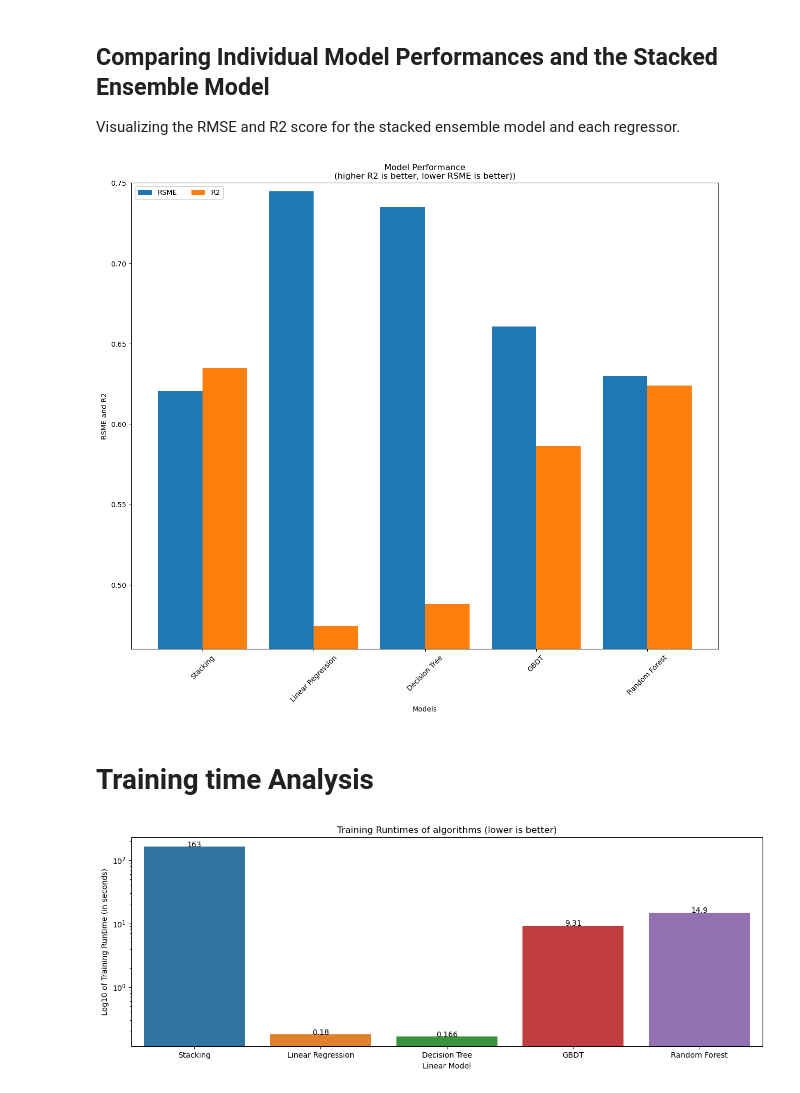
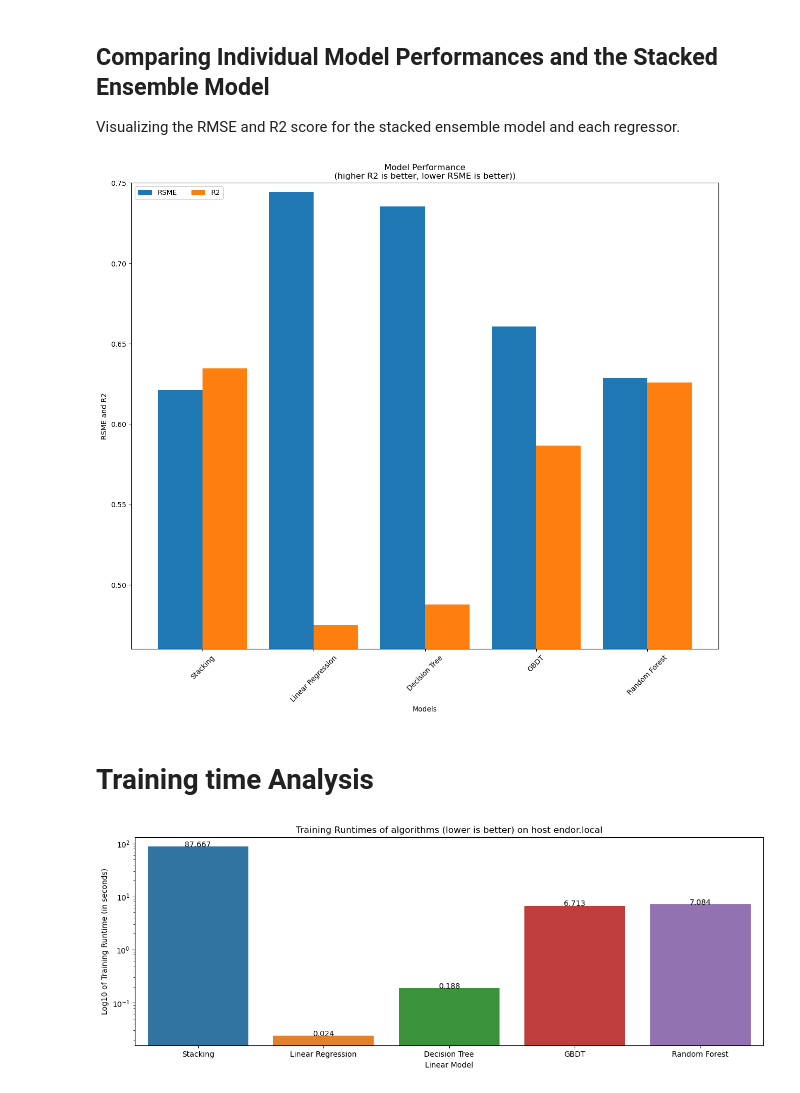
Before and after one commit to THE-MOLECULAR-MAN/portfolio_examples, a Jupyter notebook: python/predicting_airbnb_prices/predicting_airbnb_prices_stacking_model.ipynb, the cells around one changed output. Saved outputs shown, nothing was run; the diff lists cells and outputs as text; code cells hidden in the pictures.

```diff
--- a/python/predicting_airbnb_prices/predicting_airbnb_prices_stacking_model.ipynb
+++ b/python/predicting_airbnb_prices/predicting_airbnb_prices_stacking_model.ipynb
@@ -139,8 +181,11 @@ The best values were: `max_depth=2`, and `n_estimators = 300`.
 # parallel processing (n_jobs) is not available for GradientBoostingRegressor
 gbdt_model = GradientBoostingRegressor(max_depth=2, n_estimators=300)
 
-# Fit the model to the training data
-%timeit -n1 -r1 gbdt_model.fit(X_train, y_train)
+# fit the model and record the training time
+gbdt_time_start = time.time()
+gbdt_model.fit(X_train, y_train)
+gbdt_time_stop = time.time()
+gbdt_time = gbdt_time_stop - gbdt_time_start
 
 # Make predictions on the test data
 y_gbdt_pred = gbdt_model.predict(X_test)
@@ -151,4 +196,5 @@ gbdt_r2   = r2_score(y_test, y_gbdt_pred)
 
 print(f'[GBDT] Root Mean Squared Error: {round(gbdt_rmse, 4)}')
 print(f'[GBDT] R2: {round(gbdt_r2, 4)}')
+print(f'[LR] Fit time: {round(gbdt_time, 3)} sec')
 # %% [output]
@@ -169,8 +215,11 @@ Training times on Macbook Pro:
 # %%
 rf_model = RandomForestRegressor(max_depth=32, n_estimators=300, n_jobs=-1)
 
-# Fit the model to the training data
-%timeit -n1 -r1 rf_model.fit(X_train, y_train)
+# fit the model and record the training time
+rf_time_start = time.time()
+rf_model.fit(X_train, y_train)
+rf_time_stop = time.time()
+rf_time = rf_time_stop - rf_time_start
 
 # make predictions on the test data
 y_rf_pred = rf_model.predict(X_test)
@@ -181,4 +230,5 @@ rf_r2   = r2_score(y_test, y_rf_pred)
 
 print(f'[RF] Root Mean Squared Error: {round(rf_rmse, 4)}')
 print(f'[RF] R2: {round(rf_r2, 4)}')
+print(f'[RF] Fit time: {round(rf_time, 3)} sec')
 # %% [output]
@@ -227,11 +322,18 @@ estimators_best = [("DT", DecisionTreeRegressor(max_depth=8)),
 
 # stacking_model = StackingRegressor(estimators=estimators_best, cv=3, passthrough=False)
 stacking_best_model = StackingRegressor(estimators_best)
-%timeit -n1 -r1 stacking_best_model.fit(X_train, y_train)
+# %timeit -n1 -r1 stacking_best_model.fit(X_train, y_train)
+
+stacking_time_start = time.time()
+stacking_best_model.fit(X_train, y_train)
+stacking_time_stop = time.time()
+stacking_time = stacking_time_stop - stacking_time_start
+
 stacking_best_pred = stacking_best_model.predict(X_test)
 rmse = np.sqrt(mean_squared_error(y_test, stacking_best_pred))
 r2 = r2_score(y_test, stacking_best_pred)
 
-print('Root Mean Squared Error: {0}'.format(rmse))
-print('R2: {0}'.format(r2))
+print('[Stacking] Root Mean Squared Error: {0}'.format(rmse))
+print('[Stacking] R2: {0}'.format(r2))
+print(f'[Stacking] Fit time: {round(stacking_time, 3)} sec')
 # %% [output]
@@ -246,7 +390,8 @@ Visualizing the RMSE and R2 score for the stacked ensemble model and each regres
 # create lists of the results from previous runs
 alg_names    = ['Stacking', 'Linear Regression', 'Decision Tree', 'GBDT', 'Random Forest']
 # training runtimes as manually recorded from above
-runtimes_in_sec = [163, 0.180, 0.166, 9.31, 14.9]            # Macbook Pro 2017, with n_jobs=-1 and pyarrow backend
+#runtimes_in_sec = [163, 0.180, 0.166, 9.31, 14.9]            # Macbook Pro 2017, with n_jobs=-1 and pyarrow backend
+runtimes_in_sec = [stacking_time, lr_time, dt_time, gbdt_time, rf_time]
 
 RMSE_Results = [rmse, lr_rmse, dt_rmse, gbdt_rmse, rf_rmse]
 R2_Results   = [r2, lr_r2, dt_r2, gbdt_r2, rf_r2]
@@ -265,27 +410,28 @@ plt.bar(rg + 0.2, R2_Results,   0.4, label = 'R2')
 plt.xticks(rg, alg_names, rotation=45)
 
 # Label the x (Models) and y axis (RSME and R2) of the plot
+localhostname = socket.gethostname()
 plt.xlabel("Models")
 plt.ylabel("RSME and R2")
 #plt.ylim([0,1])
 plt.ylim([0.46, 0.75])        # zoom in
-plt.title("Model Performance\n(higher R2 is better, lower RSME is better))")
+plt.title(f"Model Performance\n(higher R2 is better, lower RSME is better))")
 plt.legend(loc='upper left', ncol=2)
 plt.show()
 # %% [output]
-[figure, old version]
+[figure, new version]
 # %% [markdown]
 # Training time Analysis
 # %%
 fig = plt.figure(figsize=(15,5))
 ax = sns.barplot(x=alg_names, y=runtimes_in_sec)
-addlabels(alg_names, runtimes_in_sec)
+addlabels(alg_names, np.round(runtimes_in_sec,3))
 
-plt.title('Training Runtimes of algorithms (lower is better)')
+plt.title(f'Training Runtimes of algorithms (lower is better) on host {localhostname}')
 
 g = ax.set_xlabel('Linear Model')
 g = ax.set_ylabel('Log10 of Training Runtime (in seconds)')
 
 ax.set_yscale("log")
 # %% [output]
-[figure, old version]
+[figure, new version]
```
Also changed, not shown: parts of 23 cells of this notebook.
